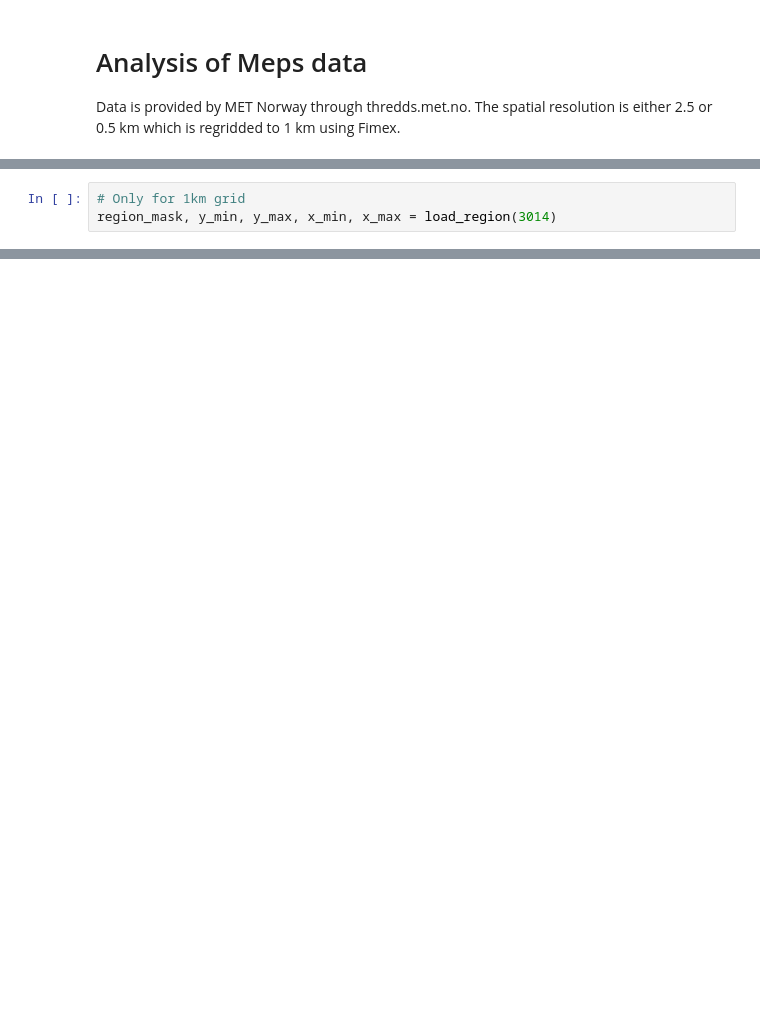
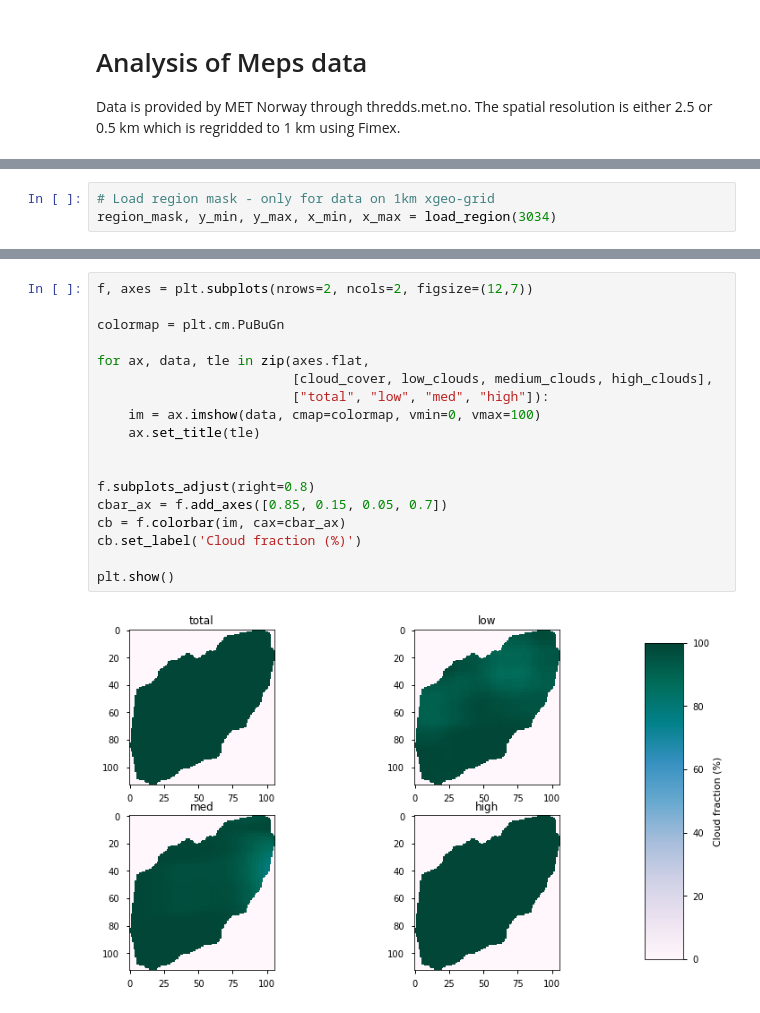
Before and after one commit to kmunve/APS, a Jupyter notebook: aps/notebooks/meps_det_pp_1km.ipynb, the cells around one changed output, grey strips where cells are left out. Drawn from its saved outputs; the diff is of its cells as text; blank space fills up the shorter version.

```diff
--- a/aps/notebooks/meps_det_pp_1km.ipynb
+++ b/aps/notebooks/meps_det_pp_1km.ipynb
@@ -23,0 +36,3 @@ ModuleNotFoundError: No module named 'aps'
+# %%
+# Load region mask - only for data on 1km xgeo-grid
+region_mask, y_min, y_max, x_min, x_max = load_region(3034)
@@ -38,4 +57 @@ print(ts)
-# %%
-# Only for 1km grid
-region_mask, y_min, y_max, x_min, x_max = load_region(3014)
 # %%
@@ -63,2 +72,22 @@ plt.show()
+# %%
+f, axes = plt.subplots(nrows=2, ncols=2, figsize=(12,7))
+
+colormap = plt.cm.PuBuGn
+
+for ax, data, tle in zip(axes.flat,
+                         [cloud_cover, low_clouds, medium_clouds, high_clouds],
+                         ["total", "low", "med", "high"]):
+    im = ax.imshow(data, cmap=colormap, vmin=0, vmax=100)
+    ax.set_title(tle)
+
+
+f.subplots_adjust(right=0.8)
+cbar_ax = f.add_axes([0.85, 0.15, 0.05, 0.7])
+cb = f.colorbar(im, cax=cbar_ax)
+cb.set_label('Cloud fraction (%)')
+
+plt.show()
+# %% [output]
+[figure, added]
 # %%
 a = np.cumsum(cloud_cover)[-1] / cloud_cover.size
```
Also changed, not shown: parts of 20 cells of this notebook, 1 other file.
